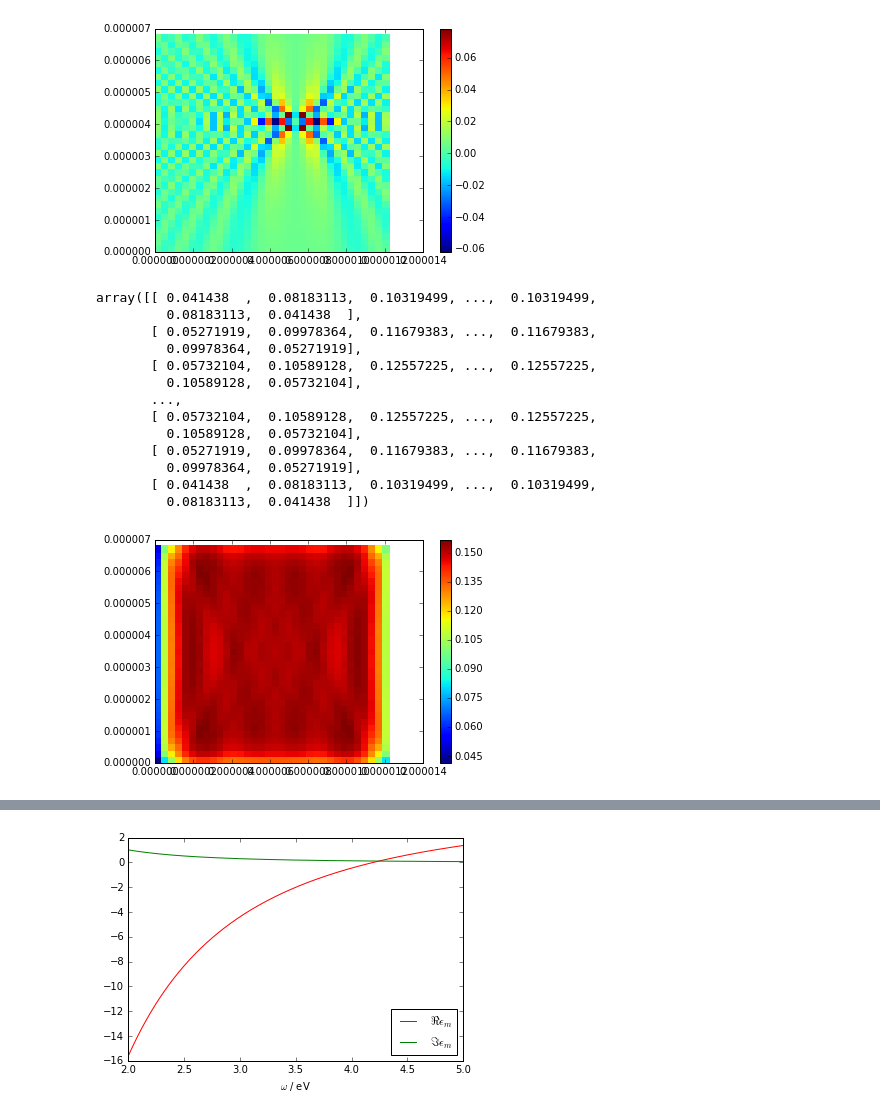
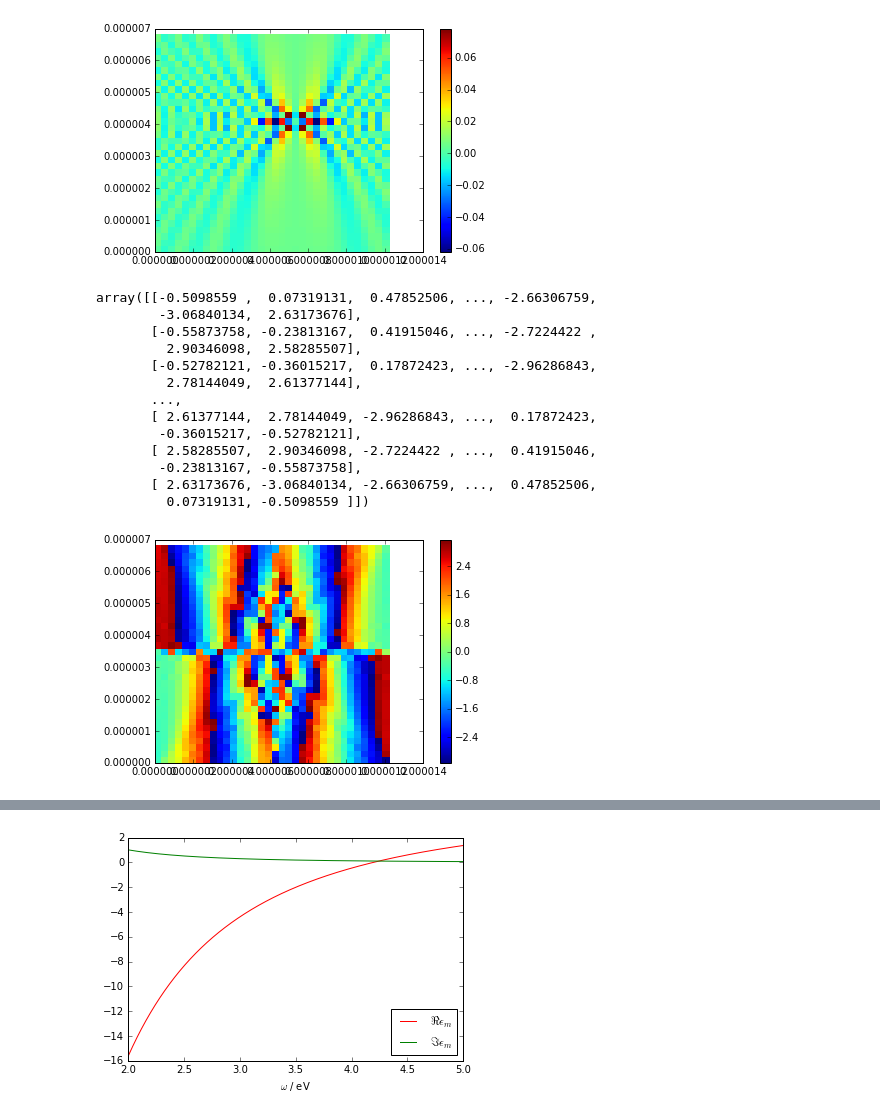
Before and after one commit to texnokrates/qpms-ipynotebooks, a Jupyter notebook: Scattering-Taylor.ipynb, the cells around one changed output, grey strips where cells are left out. Cells and saved outputs as stored; diff of their text form; code cells hidden in the pictures.

```diff
--- a/Scattering-Taylor.ipynb
+++ b/Scattering-Taylor.ipynb
@@ -151,6 +151,40 @@ def sph_loccart2cart(loccart, sph, axis=-1):
     out=inr̂*r̂+inθ̂*θ̂+inφ̂*φ̂
     return out
 
+def sph_loccart_basis(sph, sphaxis=-1, cartaxis=None):
+    """
+    Returns the local cartesian basis in terms of global cartesian basis.
+    sphaxis refers to the original dimensions
+    TODO doc
+    """
+    if(cartaxis is None):
+        cartaxis = sph.ndim # default to last axis
+    [r,θ,φ] = np.split(sph,3,axis=sphaxis)
+    sinθ = np.sin(θ)
+    cosθ = np.cos(θ)
+    sinφ = np.sin(φ)
+    cosφ = np.cos(φ)
+
+    #x = r * sinθ * cosφ
+    #y = r * sinθ * sinφ
+    #z = r * cosθ
+    r̂x = sinθ * cosφ
+    r̂y = sinθ * sinφ
+    r̂z = cosθ
+    θ̂x = cosθ * cosφ
+    θ̂y = cosθ * sinφ
+    θ̂z = -sinθ
+    φ̂x = -sinφ
+    φ̂y = cosφ
+    φ̂z = np.zeros(φ̂y.shape)
+    #r̂ = np.concatenate((r̂x,r̂y,r̂z),axis=axis)
+    #θ̂ = np.concatenate((θ̂x,θ̂y,θ̂z),axis=axis)
+    #φ̂ = np.concatenate((φ̂x,φ̂y,φ̂z),axis=axis)
+    x = np.expand_dims(np.concatenate((r̂x,θ̂x,φ̂x), axis=sphaxis),axis=cartaxis)
+    y = np.expand_dims(np.concatenate((r̂y,θ̂y,φ̂y), axis=sphaxis),axis=cartaxis)
+    z = np.expand_dims(np.concatenate((r̂z,θ̂z,φ̂z), axis=sphaxis),axis=cartaxis)
+    out = np.concatenate((x,y,z),axis=cartaxis)
+    return out
 
 def lpy(nmax, z):
     """
@@ -883,8 +1075,8 @@ p_y0, q_y0 = plane_pq_y(nmax, k_cart, E⃗_0)
 #    pq_0[j,0,:] = p_y0 * np.exp(1j*np.sum(k_cart[ň,:]*cart_lattice[j],axis=-1))
 #    pq_0[j,1,:] = q_y0 * np.exp(1j*np.sum(k_cart[ň,:]*cart_lattice[j],axis=-1))
 
-pq_0[:,0,0] = 1/1j#np.exp(1j*np.sum(k_cart[ň,:]*cart_lattice,axis=-1))[:, ň] * p_y0[ň, :]
-pq_0[:,0,2] = 1/1j#np.exp(1j*np.sum(k_cart[ň,:]*cart_lattice,axis=-1))[:, ň] * p_y0[ň, :]
+pq_0[:,0,0] = 1#np.exp(1j*np.sum(k_cart[ň,:]*cart_lattice,axis=-1))[:, ň] * p_y0[ň, :]
+pq_0[:,0,2] = -1#np.exp(1j*np.sum(k_cart[ň,:]*cart_lattice,axis=-1))[:, ň] * p_y0[ň, :]
 #pq_0[:,1,:] = 0#np.exp(1j*np.sum(k_cart[ň,:]*cart_lattice,axis=-1))[:, ň] * q_y0[ň, :]
 
 print("Initializing the matrix problem")
@@ -938,31 +1137,31 @@ array([[ 0.001761  , -0.00508491, -0.00108067, ...,  0.00561487,
 # %%
 %matplotlib inline
 from matplotlib import pyplot as plt
 #xf.shape
 #f, ax = plt.subplots()
-C = np.imag((ab[:,0,0]+ab[:,0,2]
+C = np.angle((ab[:,0,0]+ab[:,0,2]
      ))
 #C = ab[:,1,1].
 C.shape=x.shape
 plt.pcolormesh(x,y,C,cmap='jet'
              )
 plt.colorbar()
 C
 # %% [output]
-array([[ 0.041438  ,  0.08183113,  0.10319499, ...,  0.10319499,
-         0.08183113,  0.041438  ],
-       [ 0.05271919,  0.09978364,  0.11679383, ...,  0.11679383,
-         0.09978364,  0.05271919],
-       [ 0.05732104,  0.10589128,  0.12557225, ...,  0.12557225,
-         0.10589128,  0.05732104],
+array([[-0.5098559 ,  0.07319131,  0.47852506, ..., -2.66306759,
+        -3.06840134,  2.63173676],
+       [-0.55873758, -0.23813167,  0.41915046, ..., -2.7224422 ,
+         2.90346098,  2.58285507],
+       [-0.52782121, -0.36015217,  0.17872423, ..., -2.96286843,
+         2.78144049,  2.61377144],
        ...,
-       [ 0.05732104,  0.10589128,  0.12557225, ...,  0.12557225,
-         0.10589128,  0.05732104],
-       [ 0.05271919,  0.09978364,  0.11679383, ...,  0.11679383,
-         0.09978364,  0.05271919],
-       [ 0.041438  ,  0.08183113,  0.10319499, ...,  0.10319499,
-         0.08183113,  0.041438  ]])
+       [ 2.61377144,  2.78144049, -2.96286843, ...,  0.17872423,
+        -0.36015217, -0.52782121],
+       [ 2.58285507,  2.90346098, -2.7224422 , ...,  0.41915046,
+        -0.23813167, -0.55873758],
+       [ 2.63173676, -3.06840134, -2.66306759, ...,  0.47852506,
+         0.07319131, -0.5098559 ]])
-[figure, old version]
+[figure, new version]
 # %%
 #Single atom near a nanoparticle, as in PRL 112, 253601. We want to reproduce part of figure 4.
 
```
Also changed, not shown: parts of 28 cells of this notebook.
